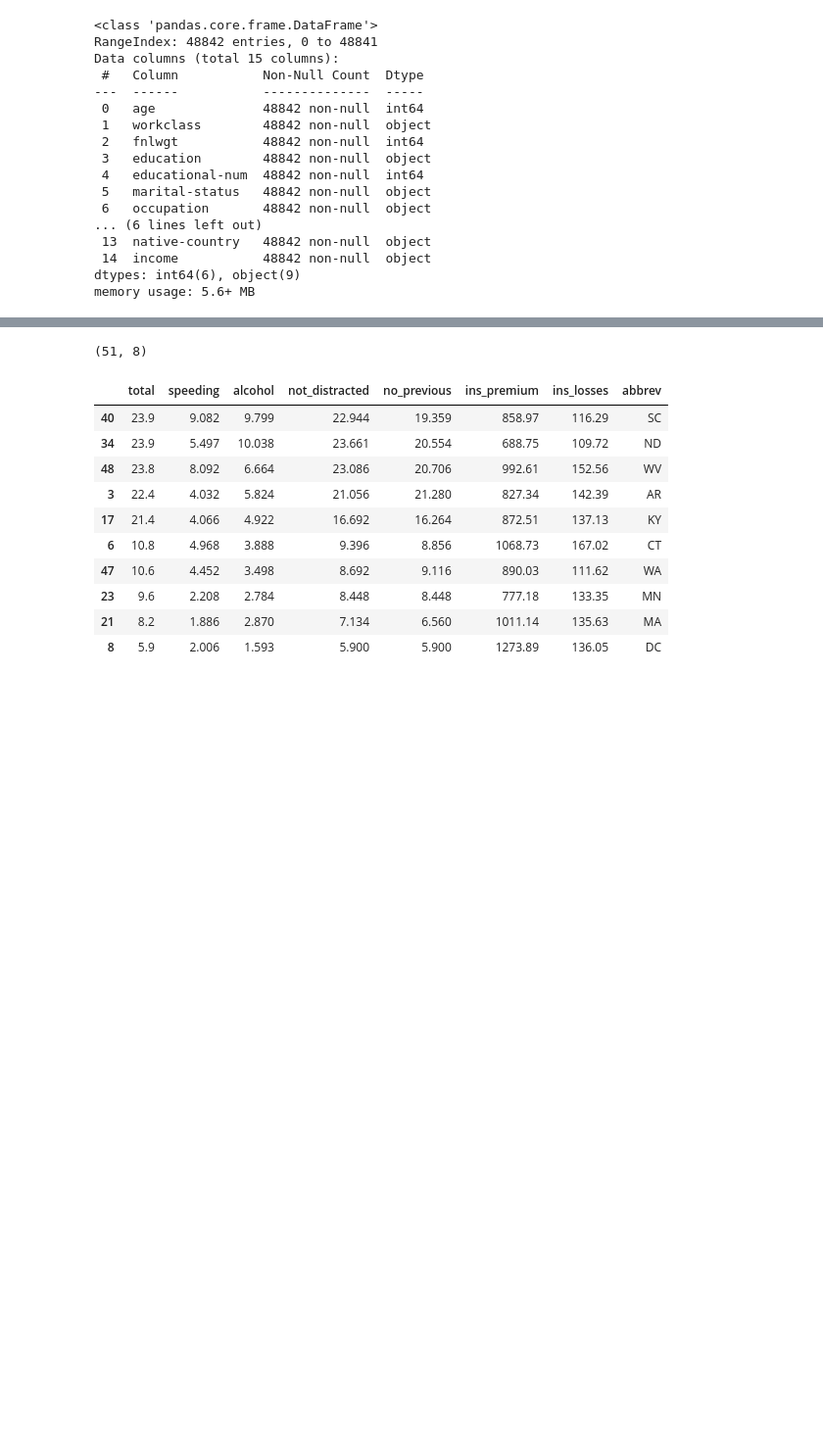
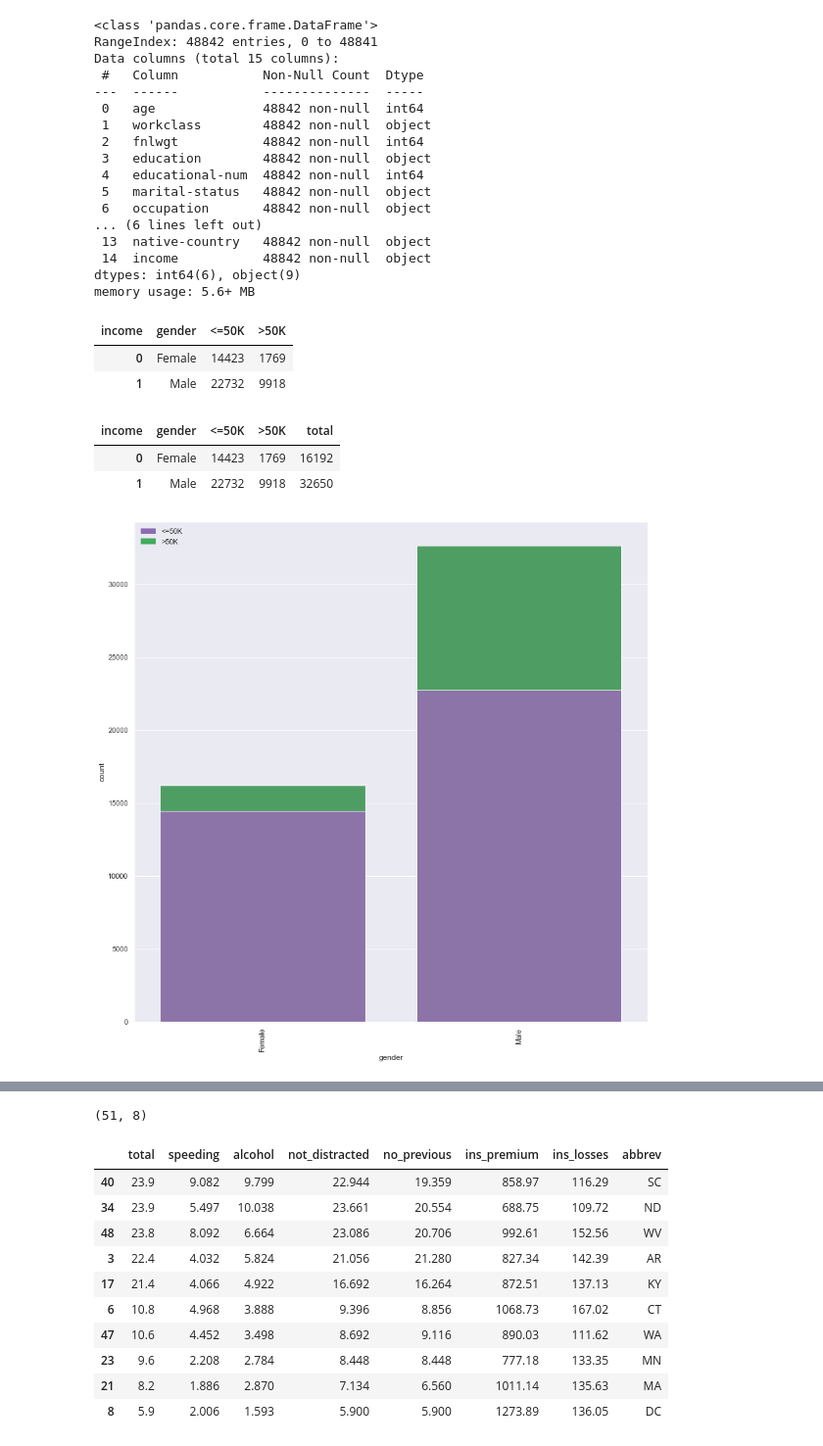
Before and after one commit to pauljacob/mini_projects, a Jupyter notebook: casfad_adult_income/03_Exploratory_Data_Analysis/03_exploratory_data_analysis_stacked_bar.ipynb, the cells around one changed output, grey strips where cells are left out. Shown at 98% size. Drawn from its saved outputs; the diff is of its cells as text; code cells hidden in the pictures; blank space fills up the shorter version.

Commit message:
updated scatter, kde, and stacked bar plot notebooks

```diff
--- a/casfad_adult_income/03_Exploratory_Data_Analysis/03_exploratory_data_analysis_stacked_bar.ipynb
+++ b/casfad_adult_income/03_Exploratory_Data_Analysis/03_exploratory_data_analysis_stacked_bar.ipynb
@@ -96,3 +96,48 @@ Data columns (total 15 columns):
  14  income           48842 non-null  object
 dtypes: int64(6), object(9)
 memory usage: 5.6+ MB
+# %%
+df_gender_income = df.groupby(['gender'])['income'].value_counts().unstack().reset_index()
+df_gender_income
+# %% [output]
+| income | gender | <=50K | >50K |
+| 0 | Female | 14423 | 1769 |
+| 1 | Male | 22732 | 9918 |
+# %%
+df_gender_income.loc[:, 'total'] = \
+df_gender_income.loc[:, '<=50K'].values + df_gender_income.loc[:, '>50K']
+
+df_gender_income_total = df_gender_income
+
+df_gender_income_total
+# %% [output]
+| income | gender | <=50K | >50K | total |
+| 0 | Female | 14423 | 1769 | 16192 |
+| 1 | Male | 22732 | 9918 | 32650 |
+# %%
+import matplotlib.patches as mpatches
+
+sns.set(style="darkgrid")
+
+plt.figure(figsize=(14, 14))
+
+bar1 = sns.barplot(x="gender",  y="total", data=df_gender_income_total, color='#41ab5d')
+
+bar2 = sns.barplot(x="gender",
+                   y="<=50K",
+                   data = df_gender_income_total,
+                   color='#8c6bb1')
+
+top_bar = mpatches.Patch(color='#8c6bb1', label='<=50K')
+bottom_bar = mpatches.Patch(color='#41ab5d', label='>50K')
+plt.legend(handles=[top_bar, bottom_bar], frameon=False)
+
+plt.tick_params(axis='x', rotation=90)
+
+plt.ylabel('count')
+
+plt.show()
+
+#https://www.python-graph-gallery.com/stacked-and-percent-stacked-barplot
+# %% [output]
+[figure, added]
```
Also changed, not shown: parts of 14 cells of this notebook, 1 other file.
